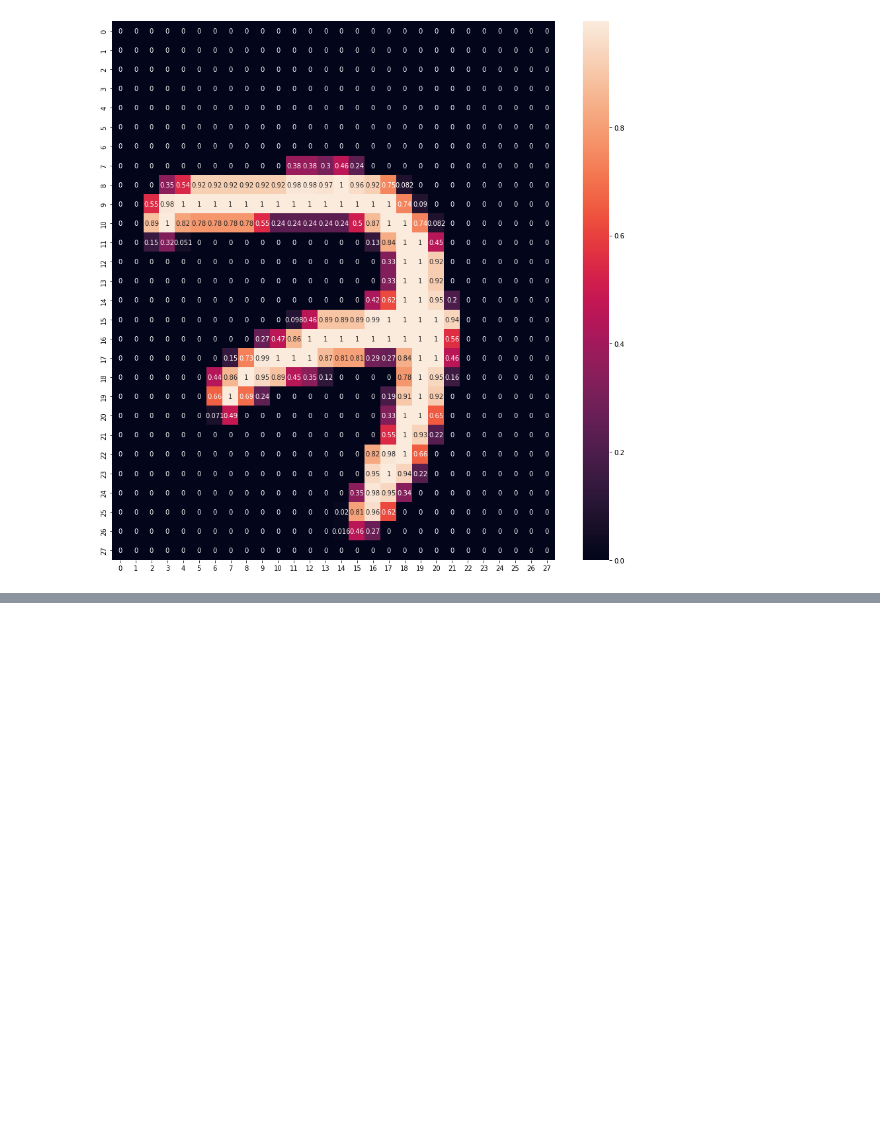
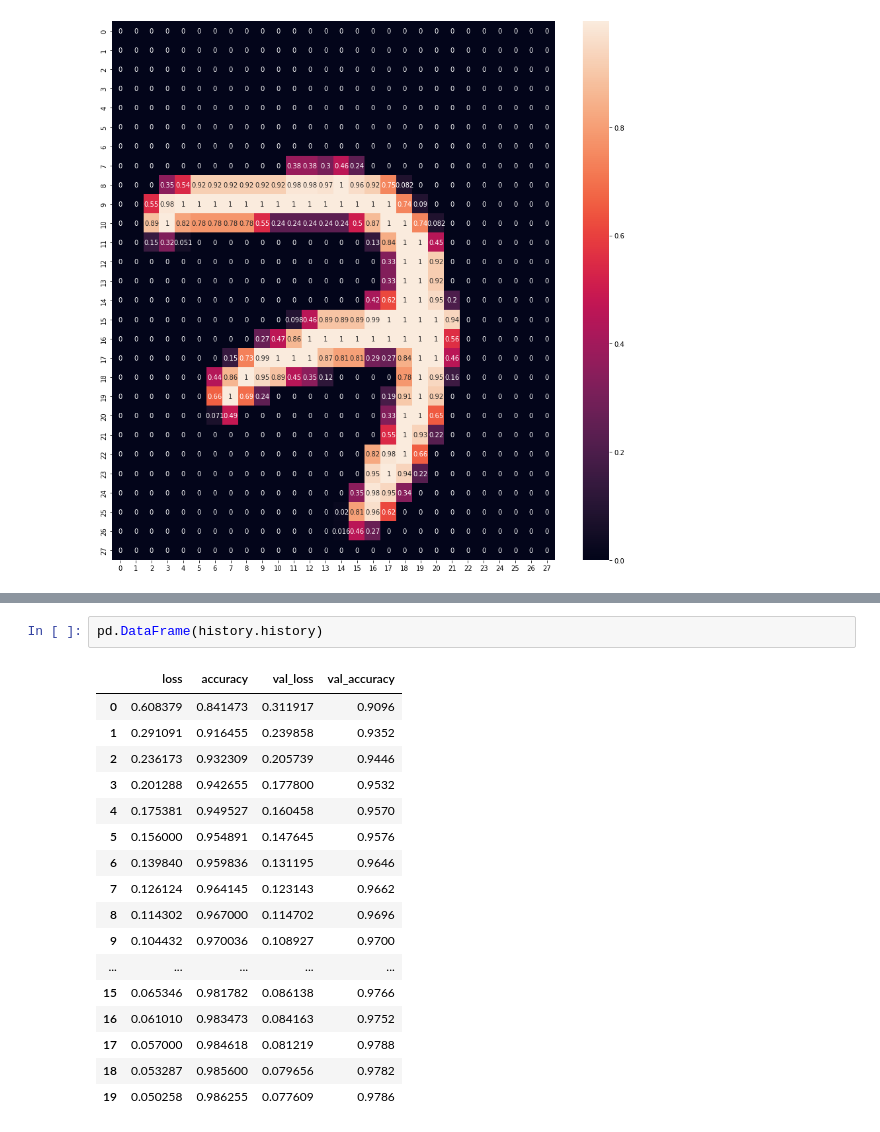
Before and after one commit to BALAJIHARIDASAN/Deep-Learning, a Jupyter notebook: Artificial_Neural_Network_with_Keras.ipynb, the cells around one changed output, grey strips where cells are left out. Drawn from its saved outputs; the diff is of its cells as text; blank space fills up the shorter version.

```diff
--- a/Artificial_Neural_Network_with_Keras.ipynb
+++ b/Artificial_Neural_Network_with_Keras.ipynb
@@ -58,0 +167,20 @@ plt.show()
+# %%
+pd.DataFrame(history.history)
+# %% [output]
+|  | loss | accuracy | val_loss | val_accuracy |
+| 0 | 0.608379 | 0.841473 | 0.311917 | 0.9096 |
+| 1 | 0.291091 | 0.916455 | 0.239858 | 0.9352 |
+| 2 | 0.236173 | 0.932309 | 0.205739 | 0.9446 |
+| 3 | 0.201288 | 0.942655 | 0.177800 | 0.9532 |
+| 4 | 0.175381 | 0.949527 | 0.160458 | 0.9570 |
+| 5 | 0.156000 | 0.954891 | 0.147645 | 0.9576 |
+| 6 | 0.139840 | 0.959836 | 0.131195 | 0.9646 |
+| 7 | 0.126124 | 0.964145 | 0.123143 | 0.9662 |
+| 8 | 0.114302 | 0.967000 | 0.114702 | 0.9696 |
+| 9 | 0.104432 | 0.970036 | 0.108927 | 0.9700 |
+| ... | ... | ... | ... | ... |
+| 15 | 0.065346 | 0.981782 | 0.086138 | 0.9766 |
+| 16 | 0.061010 | 0.983473 | 0.084163 | 0.9752 |
+| 17 | 0.057000 | 0.984618 | 0.081219 | 0.9788 |
+| 18 | 0.053287 | 0.985600 | 0.079656 | 0.9782 |
+| 19 | 0.050258 | 0.986255 | 0.077609 | 0.9786 |
```
Also changed, not shown: parts of 22 cells of this notebook.
